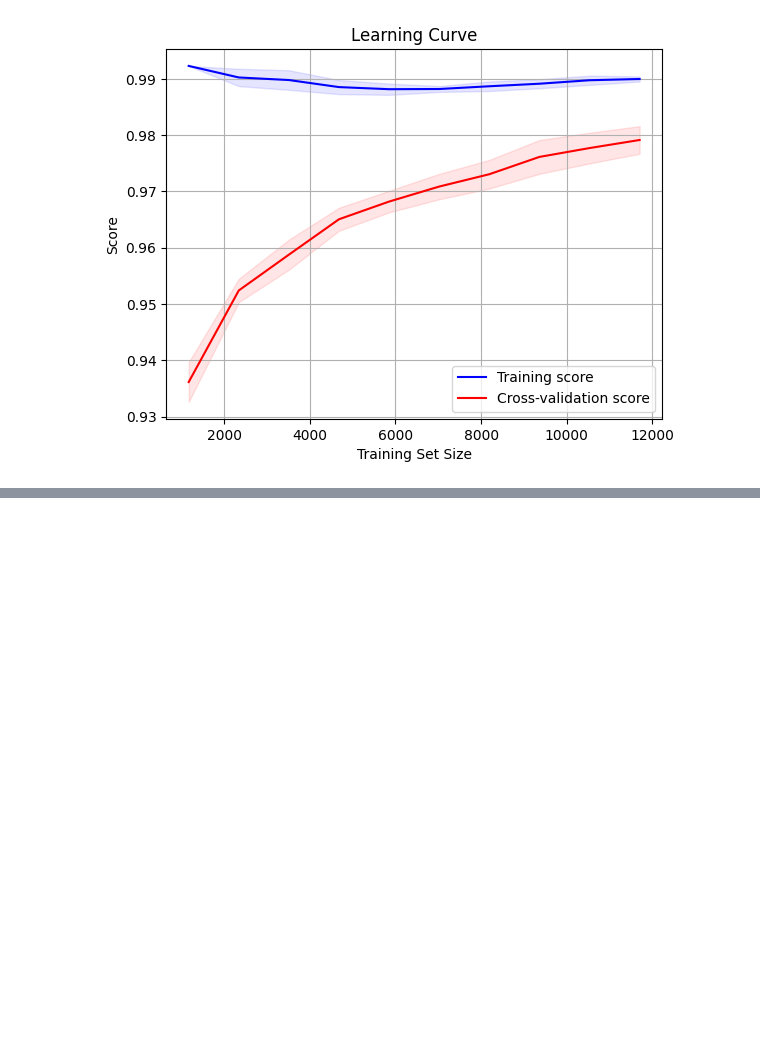
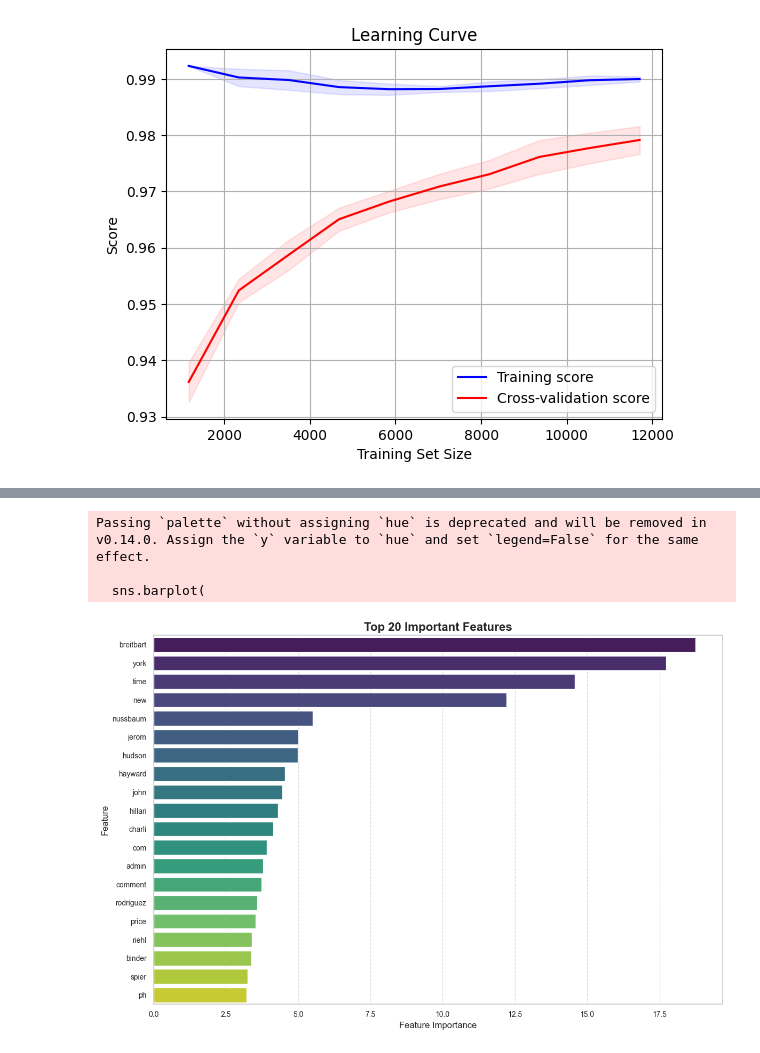
Before and after one commit to bainash10/Fake-News-Prediction-using-Logistic-Regression, a Jupyter notebook: main.ipynb, the cells around one changed output, grey strips where cells are left out. Saved outputs shown, nothing was run; the diff lists cells and outputs as text; code cells hidden in the pictures; blank space fills up the shorter version.

```diff
--- a/main.ipynb
+++ b/main.ipynb
@@ -505,0 +615,71 @@ plt.show()
+# %%
+# Import necessary libraries
+import numpy as np                  # For numerical operations (like absolute value)
+import matplotlib.pyplot as plt     # For plotting
+import pandas as pd                 # For working with dataframes
+import seaborn as sns               # For stylish and simple plots
+
+# Set a clean and modern seaborn style for plots
+sns.set(style="whitegrid")
+
+# Assuming you have:
+# - a trained Logistic Regression model (named 'model')
+# - a text vectorizer (like CountVectorizer or TfidfVectorizer) named 'vectorizer'
+
+# Extract absolute values of model coefficients
+# In Logistic Regression, each feature (word) has a coefficient representing its impact
+# Higher absolute value = more important for the prediction
+feature_importance = np.abs(model.coef_).flatten()
+
+# Get the names of the features (i.e., words/tokens) from the vectorizer
+feature_names = vectorizer.get_feature_names_out()
+
+# Create a DataFrame that maps each feature (word) to its importance score
+feature_df = pd.DataFrame({
+    'Feature': feature_names,            # Word
+    'Importance': feature_importance     # Corresponding importance value
+})
+
+# Sort the features by importance in descending order so the most impactful come first
+feature_df = feature_df.sort_values(by='Importance', ascending=False)
+
+# Create a figure for the bar plot and set its size for better clarity
+plt.figure(figsize=(12, 8))
+
+# Plot a horizontal bar chart showing the top 20 most important features
+# Use the 'viridis' color palette for a clean and professional appearance
+sns.barplot(
+    x='Importance',              # Bar length represents importance
+    y='Feature',                 # Y-axis has the feature names
+    data=feature_df.head(20),    # Show only the top 20 important features
+    palette='viridis'            # Set color scheme
+)
+
+# Customize the title and labels to enhance appearance
+plt.title("Top 20 Important Features", fontsize=16, fontweight='bold')  # Bold title
+plt.xlabel("Feature Importance", fontsize=12)                            # X-axis label
+plt.ylabel("Feature", fontsize=12)                                       # Y-axis label
+
+# Adjust font size for axis ticks
+plt.xticks(fontsize=10)
+plt.yticks(fontsize=10)
+
+# Make sure everything fits nicely in the figure and labels don’t get cut off
+plt.tight_layout()
+
+# Add a subtle grid to the x-axis for readability
+plt.grid(True, which='major', axis='x', linestyle='--', alpha=0.7)
+
+# Display the final plot
+plt.show()
+
+# NOTE:
+# This bar chart helps visualize which words (features) are most influential in the model.
+# For example, in a sentiment analysis model, you might see that words like "great", "bad",
+# or "worst" have high importance scores.
+# These insights can guide model interpretation, feature engineering, or explainability efforts.
+# %% [output]
+Passing `palette` without assigning `hue` is deprecated and will be removed in v0.14.0. Assign the `y` variable to `hue` and set `legend=False` for the same effect.
+
+  sns.barplot(
+[figure, added]
```
Also changed, not shown: parts of 16 cells of this notebook.
